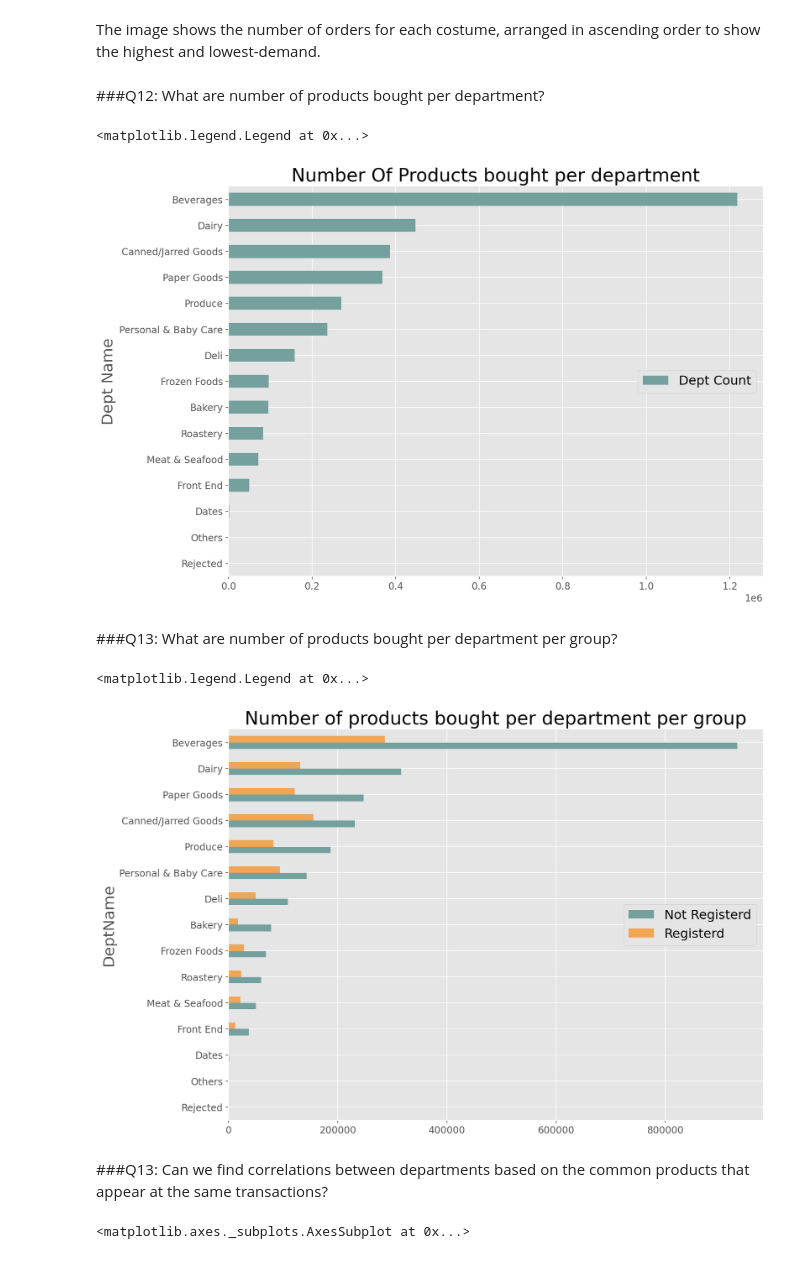
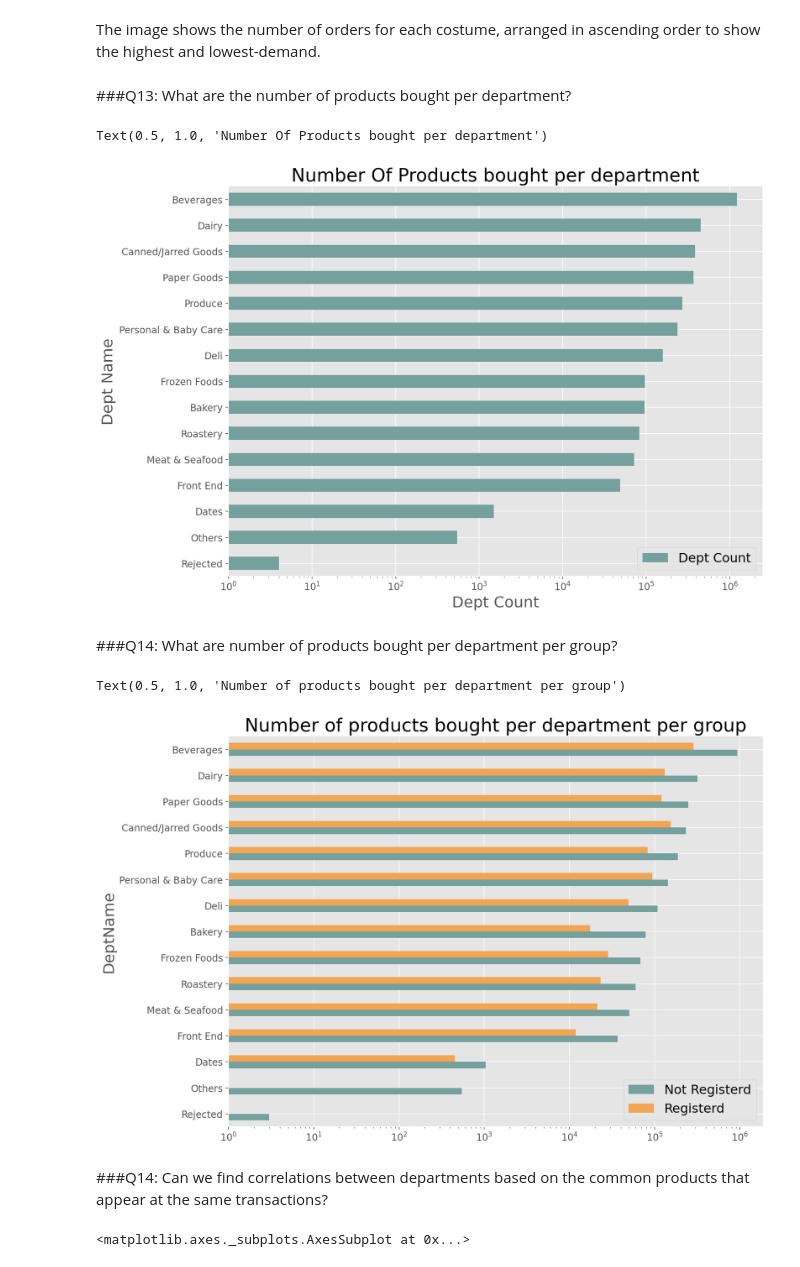
Before and after one commit to POS-Cross/Bravo-EDA, a Jupyter notebook: Bravo_EDA.ipynb, the cells around one changed output. Cells and saved outputs as stored; diff of their text form; code cells hidden in the pictures.

```diff
--- a/Bravo_EDA.ipynb
+++ b/Bravo_EDA.ipynb
@@ -570,35 +582,36 @@ Text(0.5, 1.0, 'Max/Min Recived from customer')
 # %% [markdown]
 The image shows the number of orders for each costume, arranged in ascending order to show the highest and lowest-demand.
 # %% [markdown]
-###Q12: What are number of products bought per department?
+###Q13: What are the number of products bought per department?
 # %%
 DeptNo=df_items.groupby("DeptNo")
 counts=DeptNo.ItemName.count()
 depts=['Rejected','Roastery','Produce','Meat & Seafood','Dairy','Deli','Canned/Jarred Goods','Frozen Foods','Bakery','Paper Goods','Personal & Baby Care','Front End','Dates','Beverages','Others']
 DFDept=pd.DataFrame({'DeptNo':counts.index.to_list(),'Dept Name':depts,'Dept Count':counts.values})
-ax = DFDept.sort_values('Dept Count').plot.barh(x='Dept Name',y='Dept Count')
+ax = DFDept.sort_values('Dept Count').plot.barh(log=True, x='Dept Name',y='Dept Count')
+ax.set_xlabel('Dept Count')
 ax.set_title("Number Of Products bought per department")
-ax.legend(loc='center right')
+#ax.legend(loc='center right')
 # %% [output]
-<matplotlib.legend.Legend at 0x...>
+Text(0.5, 1.0, 'Number Of Products bought per department')
-[figure, old version]
+[figure, new version]
 # %% [markdown]
-###Q13: What are number of products bought per department per group?
+###Q14: What are number of products bought per department per group?
 # %%
 DeptPerGroup=df_items.groupby(["DeptNo","CustomerGroup"])
 counts=DeptPerGroup.ItemName.count()
 
 DeptPerGroup = counts.unstack()
 DeptPerGroup.columns=['Not Registerd','Registerd']
 DeptPerGroup['DeptName']=depts
-ax = DeptPerGroup.sort_values(['Not Registerd','Registerd']).plot.barh(x='DeptName')
+ax = DeptPerGroup.sort_values(['Not Registerd','Registerd']).plot.barh(log =True, x='DeptName')
 ax.set_title('Number of products bought per department per group')
-ax.legend(loc='center right')
+#ax.legend(loc='center right')
 # %% [output]
-<matplotlib.legend.Legend at 0x...>
+Text(0.5, 1.0, 'Number of products bought per department per group')
-[figure, old version]
+[figure, new version]
 # %% [markdown]
-###Q13: Can we find correlations between departments based on the common products that appear at the same transactions?
+###Q14: Can we find correlations between departments based on the common products that appear at the same transactions?
 # %%
 data2=df_items[["DeptNo","dTicketInternalKey"]]
 dict1=data2.groupby(["DeptNo"]).dTicketInternalKey.apply(list).to_dict()
```
Also changed, not shown: parts of 12 cells of this notebook.
